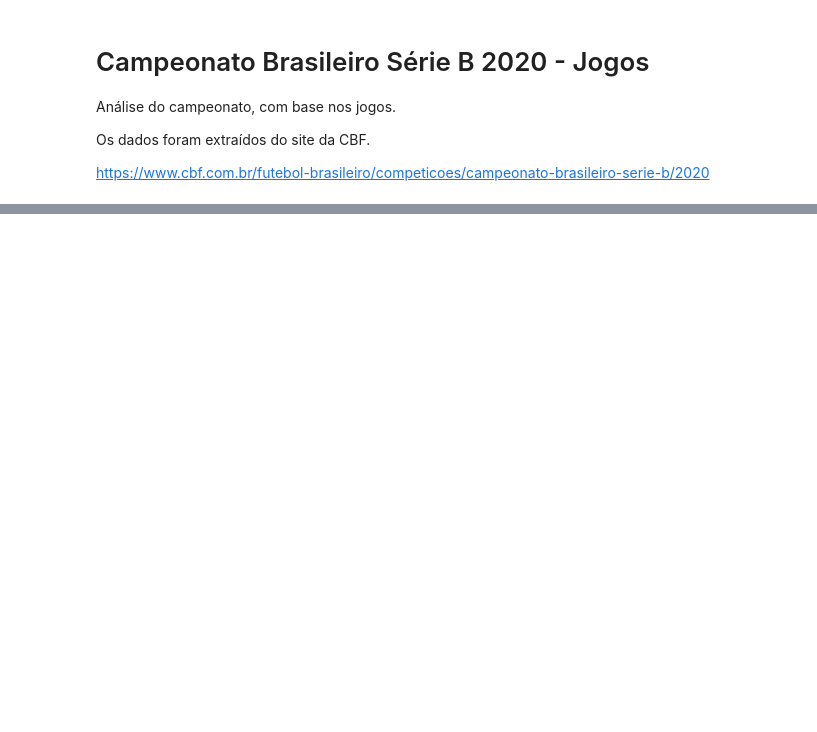
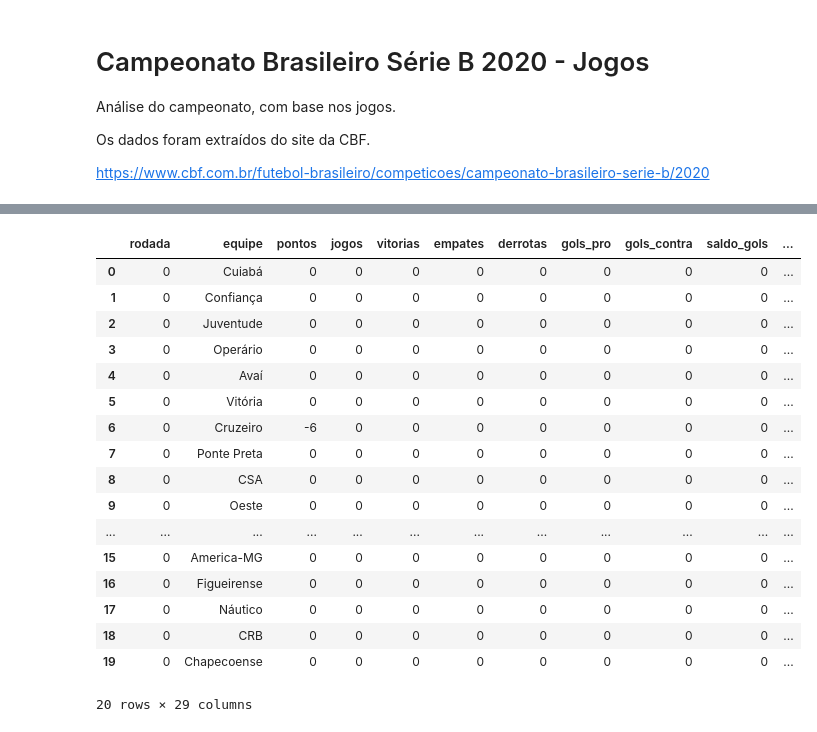
Before and after one commit to heavyrick/datascience, a Jupyter notebook: analises/campeonato_brasileiro_serie_b_2020/campeonato_brasileiro_serie_b_jogos.ipynb, the cells around one changed output, grey strips where cells are left out. Drawn from its saved outputs; the diff is of its cells as text; code cells hidden in the pictures; blank space fills up the shorter version.

```diff
--- a/analises/campeonato_brasileiro_serie_b_2020/campeonato_brasileiro_serie_b_jogos.ipynb
+++ b/analises/campeonato_brasileiro_serie_b_2020/campeonato_brasileiro_serie_b_jogos.ipynb
@@ -58,0 +76,5 @@ df.tail(10)
+# %%
+with open('data/times_map.json', encoding='utf-8') as json_file:
+    times_map = json.load(json_file)
+
+times_map
@@ -58,0 +102,5 @@ df.tail(10)
+# %%
+# Fazendo o re-map
+
+df_tabela_jogos = df_tabela_jogos.replace({'Time casa': times_map})
+df_tabela_jogos = df_tabela_jogos.replace({'Time visitante': times_map})
@@ -58,0 +147,8 @@ df.tail(10)
+# %%
+colunas = ['rodada', 'equipe', 'pontos',  'jogos', 'vitorias', 'empates', 'derrotas',
+           'gols_pro', 'gols_contra', 'saldo_gols',  'aproveitamento', 'pontos_casa', 'jogos_casa', 'vitorias_casa',
+           'empates_casa', 'derrotas_casa', 'gols_pro_casa', 'gols_contra_casa',
+           'saldo_gols_casa', 'aproveitamento_casa', 'pontos_visitante', 'jogos_visitante',
+           'vitorias_visitante', 'empates_visitante', 'derrotas_visitante',
+           'gols_pro_visitante', 'saldo_gols_visitante', 'gols_contra_visitante',
+           'aproveitamento_visitante']
@@ -58,0 +204,28 @@ df.tail(10)
+# %%
+# Zerar dataframe
+df_serieb_dinamica = criar_dataframe_padrao(colunas, df_tabela_jogos['Time casa'].unique())
+
+# Caso do Cruzeiro *
+li = df_serieb_dinamica[(df_serieb_dinamica['equipe'] == 'Cruzeiro') & (df_serieb_dinamica['rodada'] == 0)][['pontos']]
+df_serieb_dinamica.loc[li.index.values[0], li.columns.values[0]] = -6
+# %%
+df_serieb_dinamica
+# %% [output]
+|  | rodada | equipe | pontos | jogos | vitorias | empates | derrotas | gols_pro | gols_contra | saldo_gols | ... |
+| 0 | 0 | Cuiabá | 0 | 0 | 0 | 0 | 0 | 0 | 0 | 0 | ... |
+| 1 | 0 | Confiança | 0 | 0 | 0 | 0 | 0 | 0 | 0 | 0 | ... |
+| 2 | 0 | Juventude | 0 | 0 | 0 | 0 | 0 | 0 | 0 | 0 | ... |
+| 3 | 0 | Operário | 0 | 0 | 0 | 0 | 0 | 0 | 0 | 0 | ... |
+| 4 | 0 | Avaí | 0 | 0 | 0 | 0 | 0 | 0 | 0 | 0 | ... |
+| 5 | 0 | Vitória | 0 | 0 | 0 | 0 | 0 | 0 | 0 | 0 | ... |
+| 6 | 0 | Cruzeiro | -6 | 0 | 0 | 0 | 0 | 0 | 0 | 0 | ... |
+| 7 | 0 | Ponte Preta | 0 | 0 | 0 | 0 | 0 | 0 | 0 | 0 | ... |
+| 8 | 0 | CSA | 0 | 0 | 0 | 0 | 0 | 0 | 0 | 0 | ... |
+| 9 | 0 | Oeste | 0 | 0 | 0 | 0 | 0 | 0 | 0 | 0 | ... |
+| ... | ... | ... | ... | ... | ... | ... | ... | ... | ... | ... | ... |
+| 15 | 0 | America-MG | 0 | 0 | 0 | 0 | 0 | 0 | 0 | 0 | ... |
+| 16 | 0 | Figueirense | 0 | 0 | 0 | 0 | 0 | 0 | 0 | 0 | ... |
+| 17 | 0 | Náutico | 0 | 0 | 0 | 0 | 0 | 0 | 0 | 0 | ... |
+| 18 | 0 | CRB | 0 | 0 | 0 | 0 | 0 | 0 | 0 | 0 | ... |
+| 19 | 0 | Chapecoense | 0 | 0 | 0 | 0 | 0 | 0 | 0 | 0 | ... |
+20 rows × 29 columns
```
Also changed, not shown: parts of 20 cells of this notebook, 9 other files.
